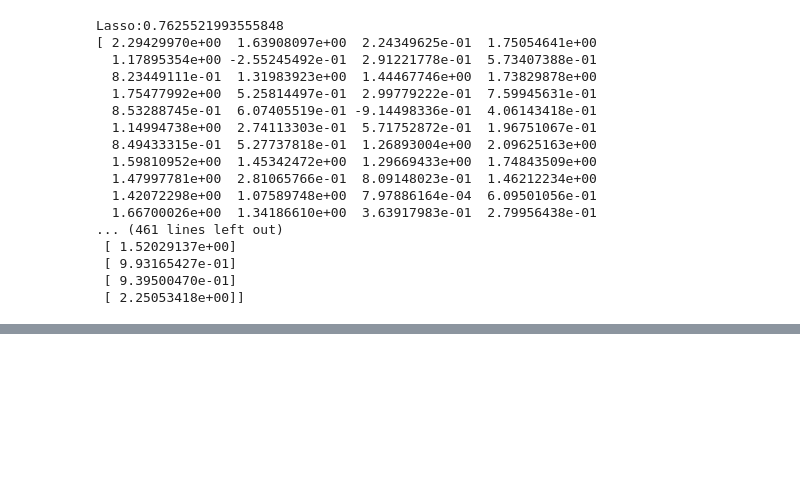
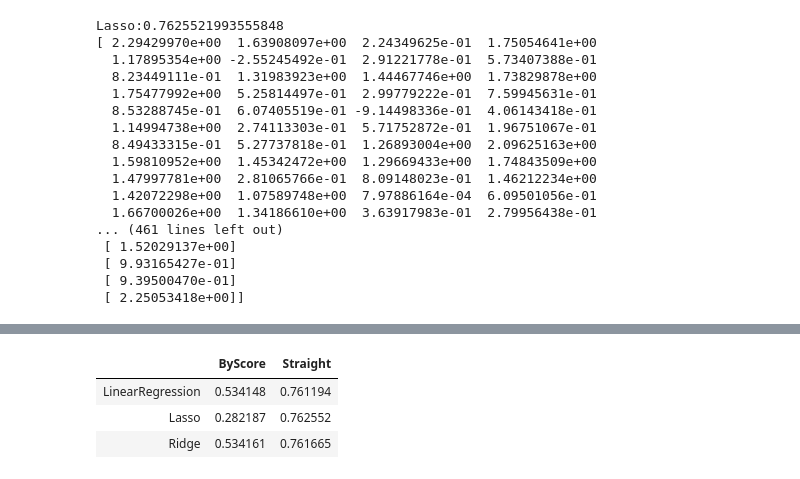
Before and after one commit to leppsalujyrgen/Entropy-of-Football-Statistics, a Jupyter notebook: Data Modelling/statistics-regression.ipynb, the cells around one changed output, grey strips where cells are left out. Drawn from its saved outputs; the diff is of its cells as text; code cells hidden in the pictures; blank space fills up the shorter version.

```diff
--- a/Data Modelling/statistics-regression.ipynb
+++ b/Data Modelling/statistics-regression.ipynb
@@ -436,0 +454,7 @@ Lasso:0.7625521993555848
+# %%
+df
+# %% [output]
+|  | ByScore | Straight |
+| LinearRegression | 0.534148 | 0.761194 |
+| Lasso | 0.282187 | 0.762552 |
+| Ridge | 0.534161 | 0.761665 |
```
Also changed, not shown: parts of 6 cells of this notebook, 1 other file.
